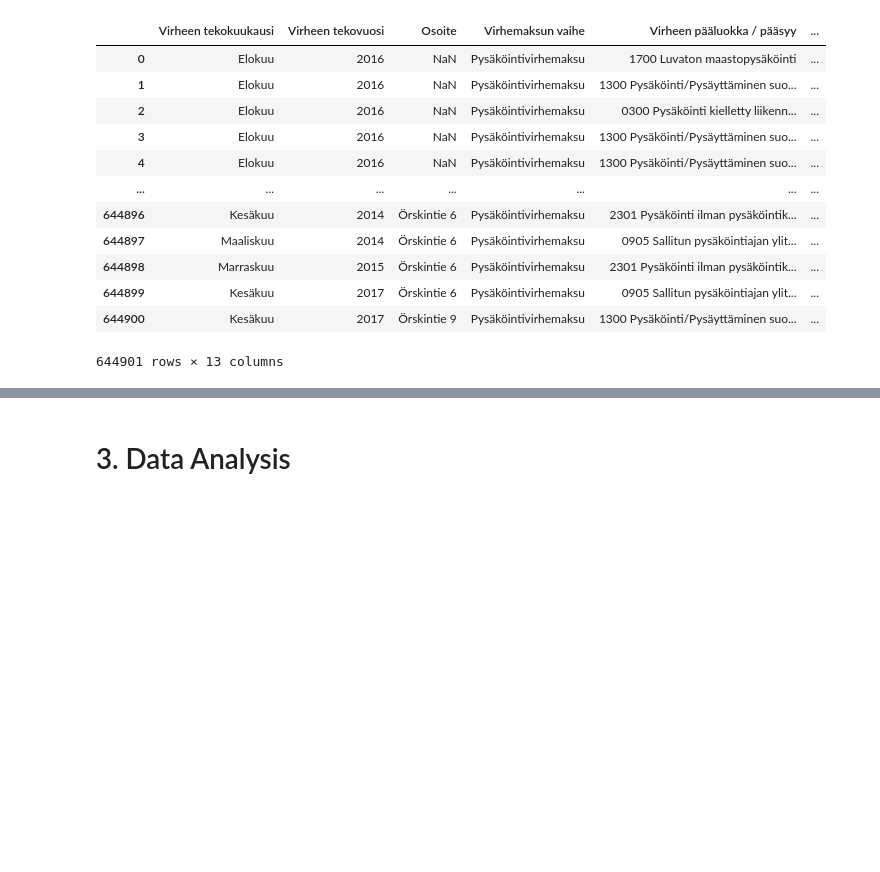
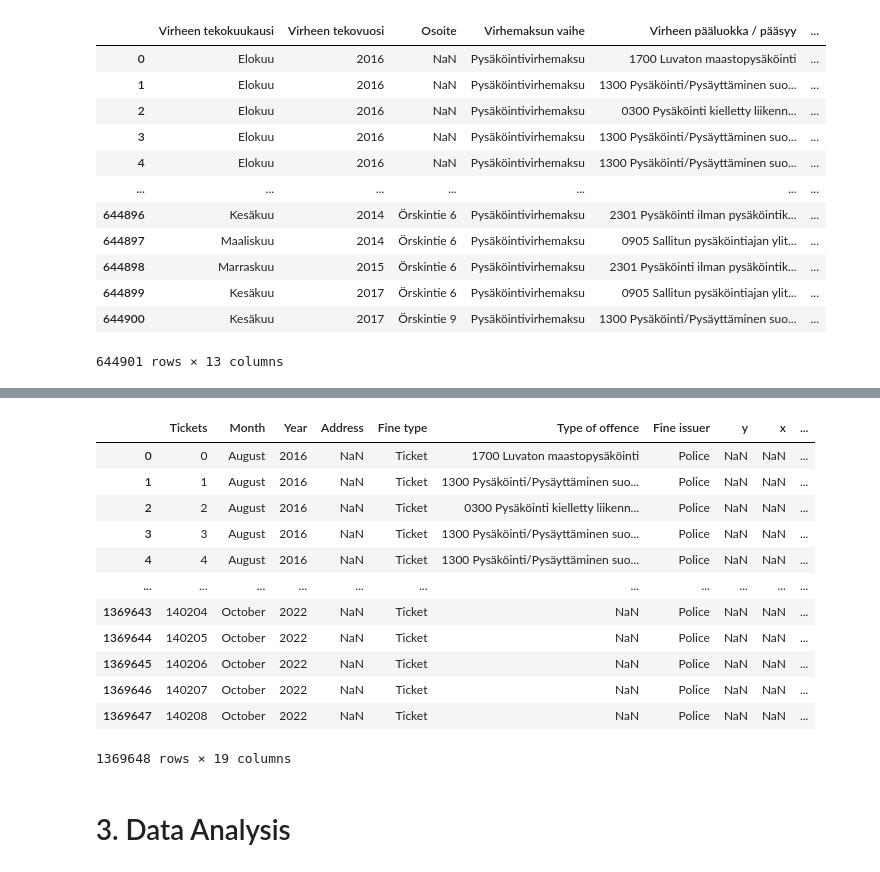
Before and after one commit to Valdde/valdde.github.io, a Jupyter notebook: Final project.ipynb, the cells around one changed output, grey strips where cells are left out. Cells and saved outputs as stored; diff of their text form; code cells hidden in the pictures; blank space fills up the shorter version.

```diff
--- a/Final project.ipynb
+++ b/Final project.ipynb
@@ -83,2 +133,2 @@ data
 # %%
-data.replace({"Poliisi" : "Police", "Pysäköinnintarkastaja" : "Parking inspector", "Pysäköintivirhemaksu" : "Ticket", "Huomautus" : "Notice", "Tammikuu":"January", "Helmikuu": "February", "Maaliskuu":"March", "Huhtikuu":"April", "Toukokuu":"May", "Kesäkuu":"June", "Heinäkuu":"July", "Elokuu":"August", "Syyskuu":"September", "Lokakuu":"October", "Marraskuu":"November","Joulukuu":"December" })
+data = data.replace({"Poliisi" : "Police", "Pysäköinnintarkastaja" : "Parking inspector", "Pysäköintivirhemaksu" : "Ticket", "Huomautus" : "Notice", "Tammikuu":"January", "Helmikuu": "February", "Maaliskuu":"March", "Huhtikuu":"April", "Toukokuu":"May", "Kesäkuu":"June", "Heinäkuu":"July", "Elokuu":"August", "Syyskuu":"September", "Lokakuu":"October", "Marraskuu":"November","Joulukuu":"December", "Pysäköintivirhe" : "Pysäköintivirhemaksu" })
@@ -99,3 +135,19 @@ data.replace({"Poliisi" : "Police", "Pysäköinnintarkastaja" : "Parking inspect
+# %%
+data
+# %% [output]
+|  | Tickets | Month | Year | Address | Fine type | Type of offence | Fine issuer | y | x | ... |
+| 0 | 0 | August | 2016 | NaN | Ticket | 1700 Luvaton maastopysäköinti | Police | NaN | NaN | ... |
+| 1 | 1 | August | 2016 | NaN | Ticket | 1300 Pysäköinti/Pysäyttäminen suo... | Police | NaN | NaN | ... |
+| 2 | 2 | August | 2016 | NaN | Ticket | 0300 Pysäköinti kielletty liikenn... | Police | NaN | NaN | ... |
+| 3 | 3 | August | 2016 | NaN | Ticket | 1300 Pysäköinti/Pysäyttäminen suo... | Police | NaN | NaN | ... |
+| 4 | 4 | August | 2016 | NaN | Ticket | 1300 Pysäköinti/Pysäyttäminen suo... | Police | NaN | NaN | ... |
+| ... | ... | ... | ... | ... | ... | ... | ... | ... | ... | ... |
+| 1369643 | 140204 | October | 2022 | NaN | Ticket | NaN | Police | NaN | NaN | ... |
+| 1369644 | 140205 | October | 2022 | NaN | Ticket | NaN | Police | NaN | NaN | ... |
+| 1369645 | 140206 | October | 2022 | NaN | Ticket | NaN | Police | NaN | NaN | ... |
+| 1369646 | 140207 | October | 2022 | NaN | Ticket | NaN | Police | NaN | NaN | ... |
+| 1369647 | 140208 | October | 2022 | NaN | Ticket | NaN | Police | NaN | NaN | ... |
+1369648 rows × 19 columns
 # %% [markdown]
 # 3. Data Analysis
 # %% [markdown]
```
Also changed, not shown: parts of 8 cells of this notebook.
